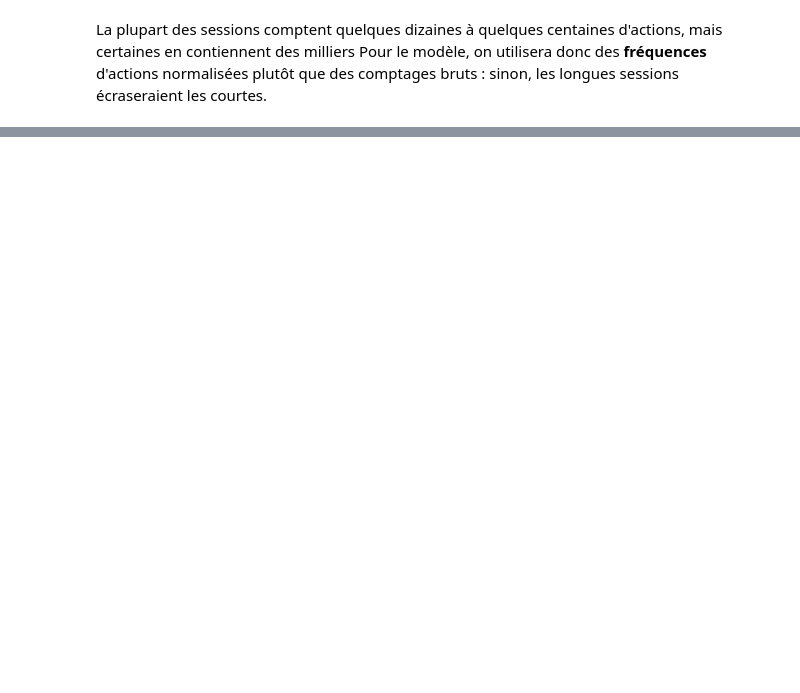
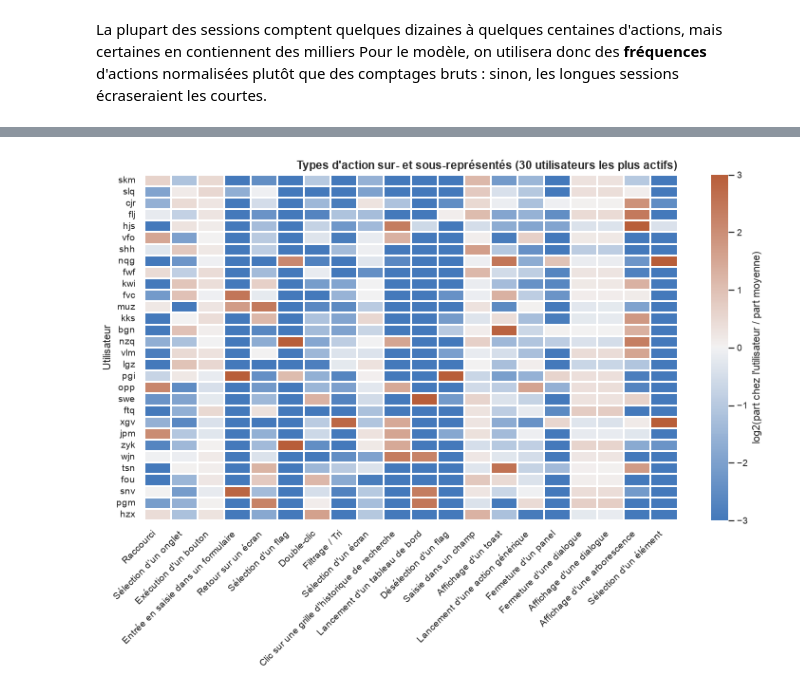
Before and after one commit to valponce/BE_DataSciences, a Jupyter notebook: src/infologic_user_identification_v2.ipynb, the cells around one changed output, grey strips where cells are left out. Saved outputs shown, nothing was run; the diff lists cells and outputs as text; code cells hidden in the pictures; blank space fills up the shorter version.

```diff
--- a/src/infologic_user_identification_v2.ipynb
+++ b/src/infologic_user_identification_v2.ipynb
@@ -354,0 +461,19 @@ plt.show()
+# %%
+parts = pd.DataFrame(X_types[:, top20].toarray(), columns=[noms_types[i].replace("_", " ") for i in top20])
+parts["util"] = train["util"].to_numpy()
+comptes_u = parts.groupby("util").sum()
+part_u = comptes_u.div(train.groupby("util")["n_actions"].sum(), axis=0)
+part_moyenne = comptes_u.sum() / train["n_actions"].sum()
+ecart = np.log2((part_u + 1e-4) / (part_moyenne + 1e-4)).loc[top30.index]
+
+plt.figure(figsize=(11, 8))
+sns.heatmap(ecart, cmap=sns.diverging_palette(250, 25, as_cmap=True), center=0, vmin=-3, vmax=3,
+            linewidths=0.4, linecolor="white", cbar_kws={"label": "log2(part chez l'utilisateur / part moyenne)"})
+plt.title("Types d'action sur- et sous-représentés (30 utilisateurs les plus actifs)")
+plt.xlabel("")
+plt.ylabel("Utilisateur")
+plt.xticks(rotation=45, ha="right")
+plt.tight_layout()
+plt.show()
+# %% [output]
+[figure, added]
```
Also changed, not shown: parts of 35 cells of this notebook.
